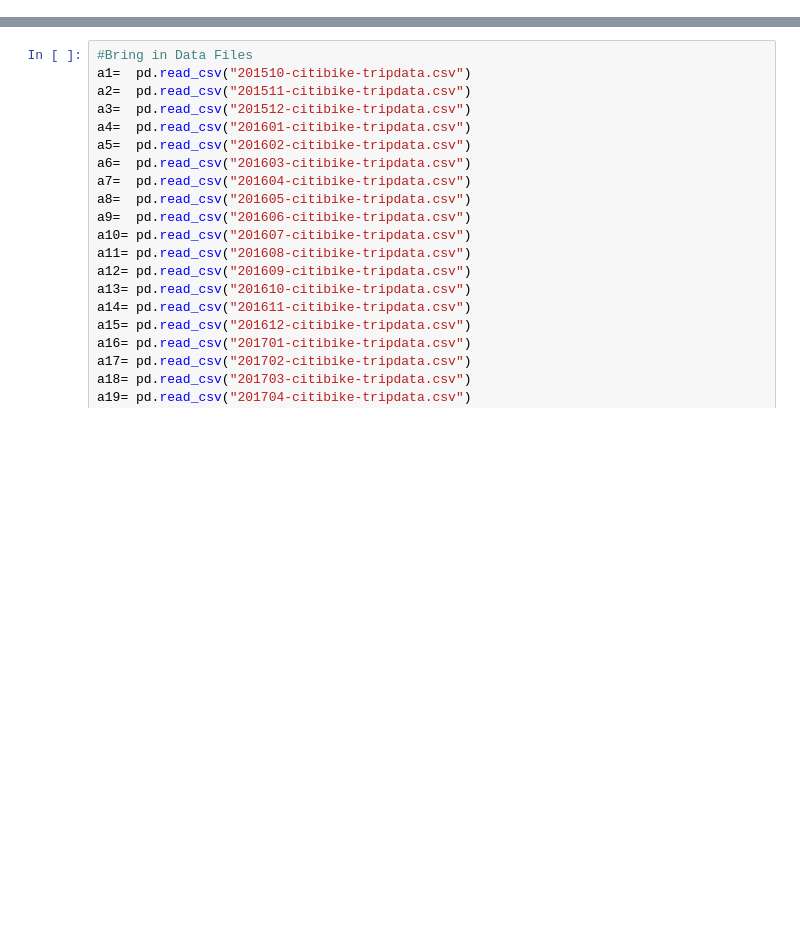
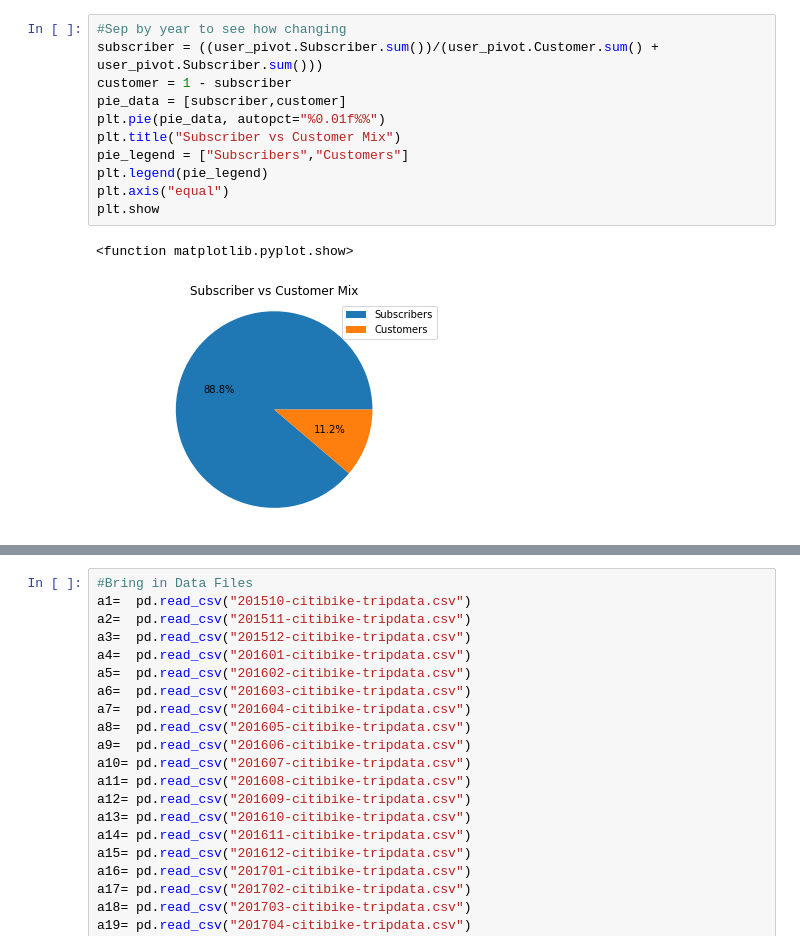
Before and after one commit to zinrion/Bike-Data-Analysis, a Jupyter notebook: Citi Bike.ipynb, the cells around one changed output, grey strips where cells are left out. Saved outputs shown, nothing was run; the diff lists cells and outputs as text; blank space fills up the shorter version.

```diff
--- a/Citi Bike.ipynb
+++ b/Citi Bike.ipynb
@@ -0,0 +7,14 @@
+# %%
+#Sep by year to see how changing
+subscriber = ((user_pivot.Subscriber.sum())/(user_pivot.Customer.sum() + user_pivot.Subscriber.sum()))
+customer = 1 - subscriber
+pie_data = [subscriber,customer]
+plt.pie(pie_data, autopct="%0.01f%%")
+plt.title("Subscriber vs Customer Mix")
+pie_legend = ["Subscribers","Customers"]
+plt.legend(pie_legend)
+plt.axis("equal")
+plt.show
+# %% [output]
+<function matplotlib.pyplot.show>
+[figure, added]
```
Also changed, not shown: parts of 36 cells of this notebook.
